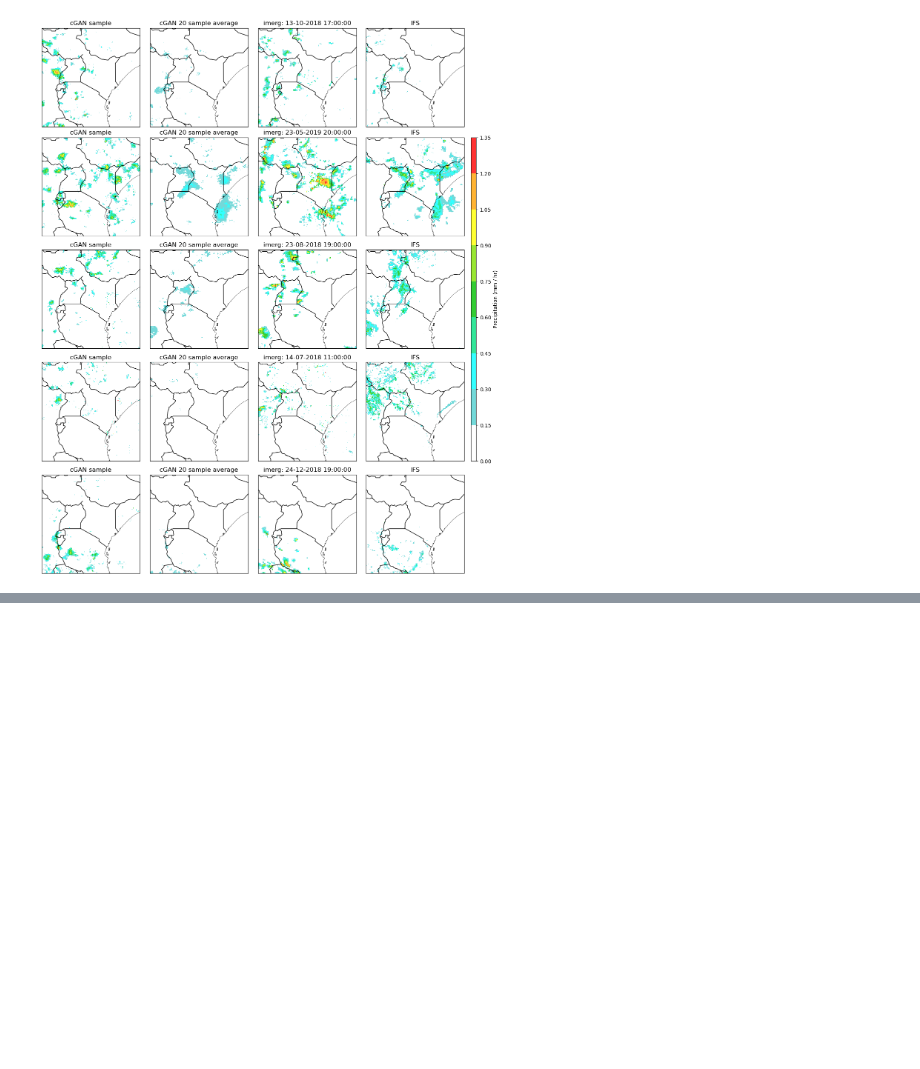
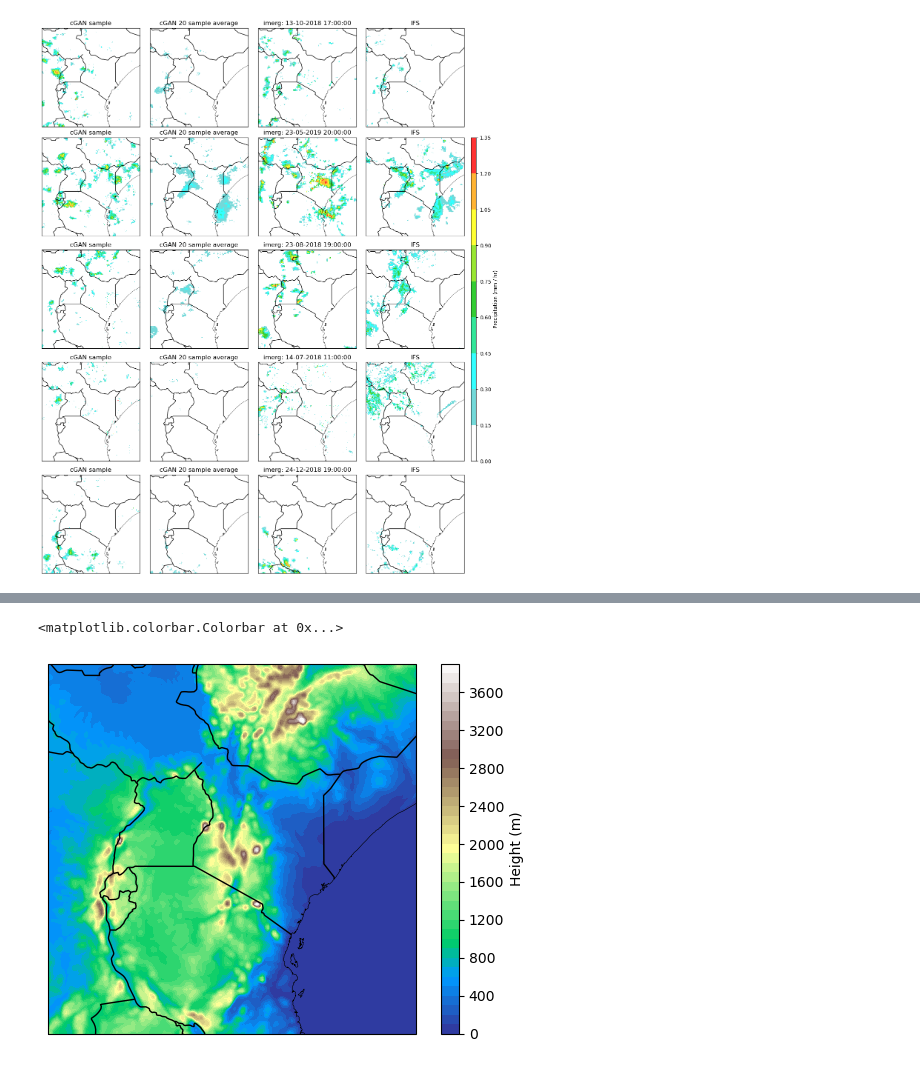
Before and after one commit to mlangguth89/downscaling-cgan, a Jupyter notebook: notebooks/plot_examples_from_model.ipynb, the cells around one changed output, grey strips where cells are left out. Saved outputs shown, nothing was run; the diff lists cells and outputs as text; code cells hidden in the pictures; blank space fills up the shorter version.

```diff
--- a/notebooks/plot_examples_from_model.ipynb
+++ b/notebooks/plot_examples_from_model.ipynb
@@ -138,0 +192,25 @@ plots.plot_histograms('/user/home/uz22147/logs/cgan/38fba564f1c9852b', val_range
+# %%
+# Load orography to investigate
+import xarray as xr
+import matplotlib.pyplot as plt
+import matplotlib
+
+colors = plt.cm.terrain(np.linspace(0.25, 1, 200))
+cut_terrain_map = matplotlib.colors.LinearSegmentedColormap.from_list('cut_terrain', colors)
+cmap = plt.get_cmap('terrain')
+
+ds = xr.load_dataset('/bp1/geog-tropical/users/uz22147/east_africa_data/constants/h_HRES_EAfrica.nc')
+ds = ds.sel(latitude=default_latitude_range).sel(longitude=default_longitude_range)
+ds = ds.isel(time=0)
+h_vals = ds['h'].values
+h_vals[h_vals < 5] = 5.0
+fig, ax = plt.subplots(1, 1, subplot_kw={'projection' : ccrs.PlateCarree()})
+
+im = ax.contourf(default_longitude_range, default_latitude_range, ds['h'].values, transform=ccrs.PlateCarree(),
+                    cmap=cmap, levels=np.arange(0, 4000, 100))
+ax.coastlines(resolution='10m', color='black', linewidth=0.4)
+ax.add_feature(cfeature.BORDERS)
+plt.colorbar(im, label='Height (m)')
+# %% [output]
+<matplotlib.colorbar.Colorbar at 0x...>
+[figure, added]
```
Also changed, not shown: parts of 4 cells of this notebook, 8 other files.
